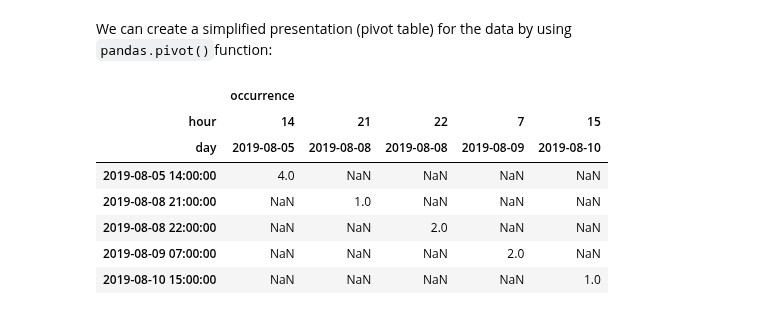
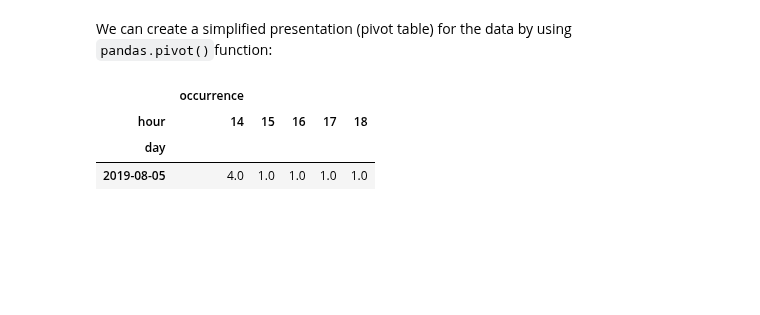
Before and after one commit to digitraceslab/niimpy, a Jupyter notebook: docs/demo_notebooks/basic-transformations.ipynb, the cells around one changed output. Drawn from its saved outputs; the diff is of its cells as text; code cells hidden in the pictures; blank space fills up the shorter version.

Commit message:
Fix and unify spelling of occurrence. Update pivot table in basic transformations

```diff
--- a/docs/demo_notebooks/basic-transformations.ipynb
+++ b/docs/demo_notebooks/basic-transformations.ipynb
@@ -303,13 +297,11 @@ occurrences.head()
 # %% [markdown]
 We can create a simplified presentation (pivot table) for the data by using `pandas.pivot()`function:
-# %%
-occurrences.head().pivot(columns=['hour', 'day'])
-# %% [output]
-|  | occurrence |  |  |  |  |
-| hour | 14 | 21 | 22 | 7 | 15 |
-| day | 2019-08-05 | 2019-08-08 | 2019-08-08 | 2019-08-09 | 2019-08-10 |
-| 2019-08-05 14:00:00 | 4.0 | NaN | NaN | NaN | NaN |
-| 2019-08-08 21:00:00 | NaN | 1.0 | NaN | NaN | NaN |
-| 2019-08-08 22:00:00 | NaN | NaN | 2.0 | NaN | NaN |
-| 2019-08-09 07:00:00 | NaN | NaN | NaN | 2.0 | NaN |
-| 2019-08-10 15:00:00 | NaN | NaN | NaN | NaN | 1.0 |
+# %%
+occurrences["day"] = occurrences.index.date
+occurrences["hour"] = occurrences.index.hour
+occurrences.head(5).pivot_table(index='day',columns='hour')
+# %% [output]
+|  | occurrence |  |  |  |  |
+| hour | 14 | 15 | 16 | 17 | 18 |
+| day |  |  |  |  |  |
+| 2019-08-05 | 4.0 | 1.0 | 1.0 | 1.0 | 1.0 |
```
Also changed, not shown: parts of 13 cells of this notebook, 5 other files.
